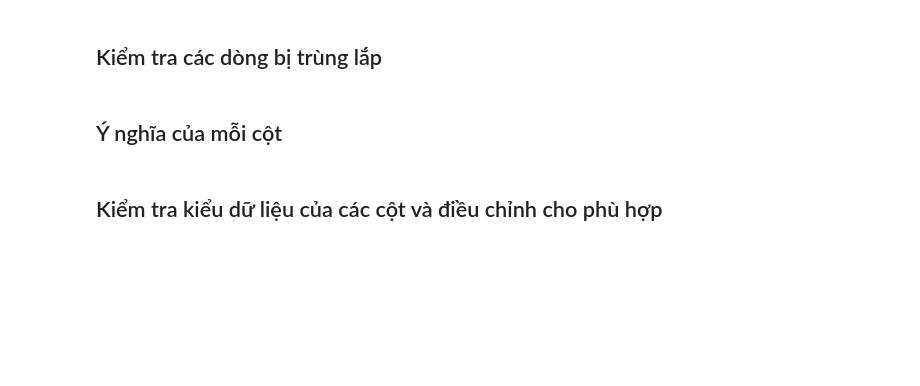
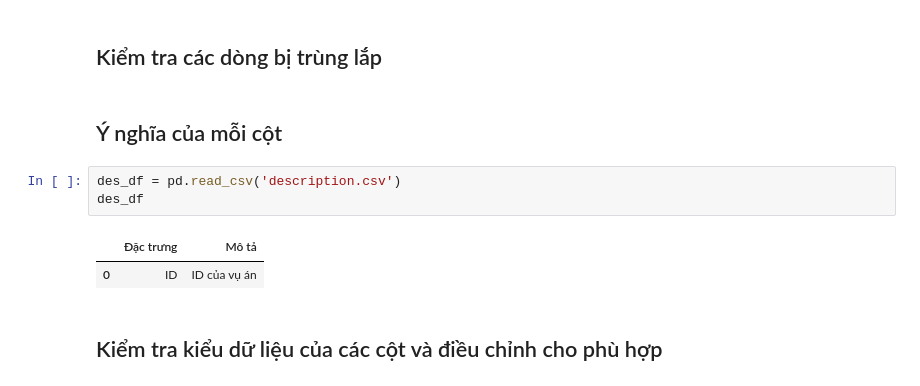
Before and after one commit to SangPhan852/P4DS_Project, a Jupyter notebook: 20127288_20127613.ipynb, the cells around one changed output. Drawn from its saved outputs; the diff is of its cells as text; blank space fills up the shorter version.

```diff
--- a/20127288_20127613.ipynb
+++ b/20127288_20127613.ipynb
@@ -55,6 +84,12 @@ duplicated_line
 ## Kiểm tra các dòng bị trùng lắp
 # %% [markdown]
 ## Ý nghĩa của mỗi cột
+# %%
+des_df = pd.read_csv('description.csv')
+des_df
+# %% [output]
+|  | Đặc trưng | Mô tả |
+| 0 | ID | ID của vụ án |
 # %% [markdown]
 ## Kiểm tra kiểu dữ liệu của các cột và điều chỉnh cho phù hợp
 # %% [markdown]
```
Also changed, not shown: parts of 2 cells of this notebook, 1 other file.
